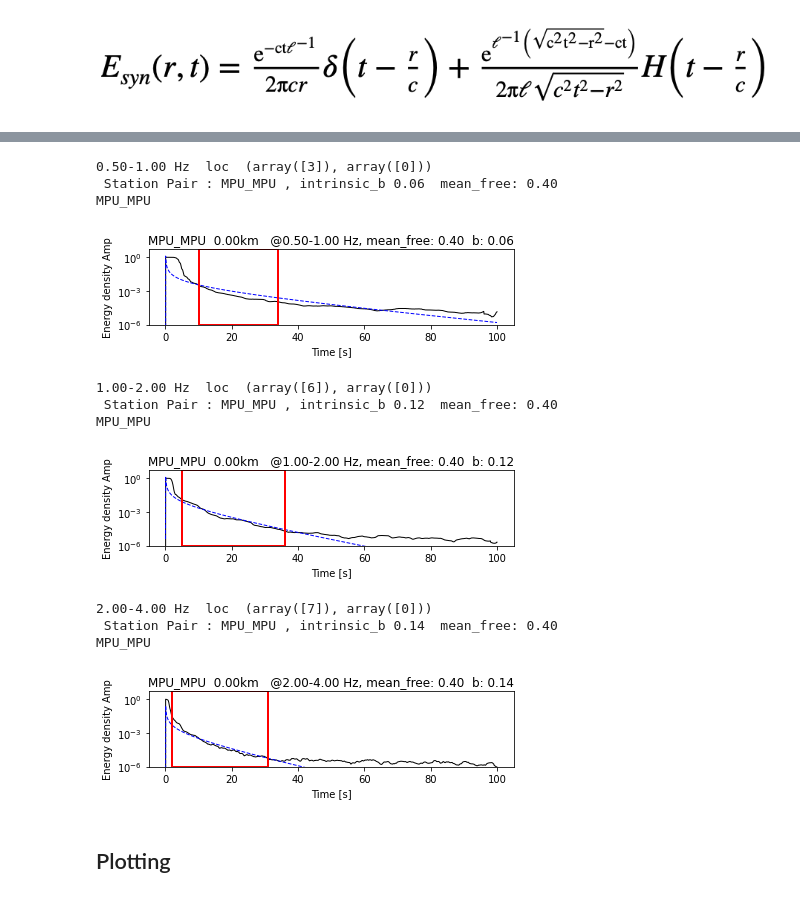
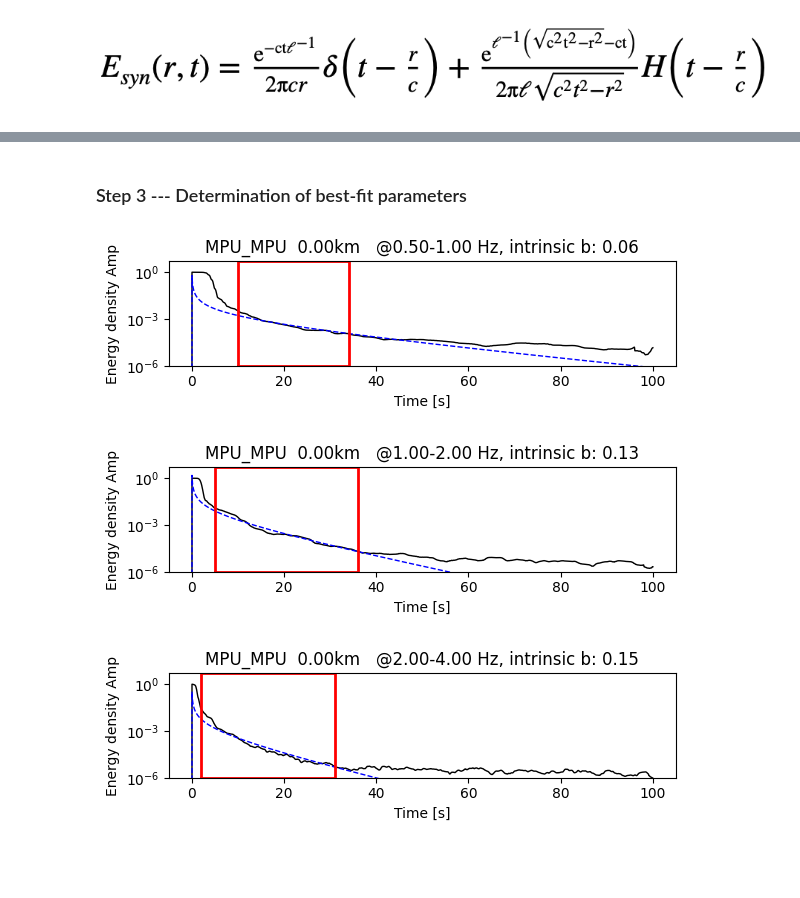
Before and after one commit to kuanfufeng/Noise_Correlation_Attenuation, a Jupyter notebook: Scattering_MFPandIntb_SingleStation.ipynb, the cells around one changed output, grey strips where cells are left out. Cells and saved outputs as stored; diff of their text form; code cells hidden in the pictures; blank space fills up the shorter version.

```diff
--- a/Scattering_MFPandIntb_SingleStation.ipynb
+++ b/Scattering_MFPandIntb_SingleStation.ipynb
@@ -444,11 +319,7 @@ def plot_fitting_curves(mean_free,intrinsic_b,tt,Eobs,Esyn,fname,dist,twin):
     plt.tight_layout()
     plt.show()
 # %%
-cvel=[2.6, 2.0, 1.8]                                     # phase velocity --> should be vary
-
-x=np.zeros(1)    # mean_free_path search array
-y=np.zeros(30)     # intrinsic_b search array
-
-Esyn_temp=np.ndarray((len(x),len(y),npts//2+1))
-Eobs_temp=np.ndarray((len(x),len(y),npts//2+1))
+cvel=[2.6, 2.0, 1.8]    # Rayleigh wave velocities over the freqency bands
+mfpx=np.zeros(1)        # mean_free_path search array
+intby=np.zeros(30)      # intrinsic_b search array
 # %%
@@ -526,78 +344,46 @@ for fb in range(nfreq):
     SSR[fb]=SSR_final
+# %% [markdown]
+### Step 3 --- Determination of best-fit parameters
 # %%
 def plot_fitting_result(mean_free,intrinsic_b,tt,Eobs,Esyn,fname,dist,twin,fmin,fmax):
     plt.figure(figsize=(6,2))
-    print(sta_pair)
     plt.yscale('log', base=10)
-    #plt.xlim(0,120)
-    #pymin=np.min(Eobs[:-2]/2)
+
     pymax=np.max(Eobs[:-2]*5)
     pymin=10**(-6)
     plt.ylim( pymin , pymax )
     plt.plot( tt, Eobs, "k-", linewidth=1)
     plt.plot( tt, Esyn, "b--", linewidth=1)
     plt.plot([twin[0],twin[0],twin[-1],twin[-1],twin[0]],[pymin, pymax,pymax,pymin,pymin],"r", linewidth=2)
-    #plt.plot([twin[-1],twin[-1]],[np.min(Eobs[nb][:-2]*2), np.max(Eobs[nb][:-2]/2)],"r", linewidth=1)
 
-    plt.title("%s  %.2fkm   @%4.2f-%4.2f Hz, mean_free: %.2f  b: %.2f"
-            % ( fname,dist,fmin,fmax,mean_free,intrinsic_b))
+    plt.title("%s  %.2fkm   @%4.2f-%4.2f Hz, intrinsic b: %.2f"
+            % ( fname,dist,fmin,fmax,intrinsic_b))
     plt.xlabel("Time [s]")
     plt.ylabel("Energy density Amp")
     plt.tight_layout()
     plt.show()
 # %%
-sta_pair=sfiles[0].split("H5/")[1].split(".h5")[0]
+# getting the optimal value from the SSR
 result_intb=np.ndarray((nfreq))
 result_mfp=np.ndarray((nfreq))
+
 Eobs=np.ndarray((nfreq,npts//2+1))
 Esyn=np.ndarray((nfreq,npts//2+1))
-temppp=np.ndarray((len(twindow)))
 aa=0
-r=0. #np.take(vdist[aa],0)+0.000001
+r=np.take(vdist[aa],0)+0.000001
 for fb in range(nfreq):
     fmin=freq[fb]
     fmax=freq[fb+1]
 
-    loc=np.where(SSR[fb].T == np.amin(SSR[fb].T))
-    locx=list(zip(loc[0], loc[1]))
-    print("%4.2f-%4.2f Hz " % (fmin,fmax),"loc ",loc)
-    ymin=y[loc[0]]
-    xmin=x[loc[1]]
-    print(" Station Pair :",sta_pair ,", intrinsic_b %.2f " % ymin,"mean_free: %.2f " % xmin)
-    result_intb[fb]=np.take(ymin,0)
-    result_mfp[fb]=np.take(xmin,0)
-    for twn in range(npts//2+1):
-        tm=dt*twn
-        s0=c**2 * tm**2 -r**2
-        if s0 <= 0:
-            continue
-        Eobs[fb][twn]=fmsv_mean[aa][fb+1][twn]
-        tmp=ESYN_RadiaTrans(result_mfp[fb], tm ,r, c)
-        Esyn[fb][twn]= tmp * math.exp(-1 * result_intb[fb] * tm )
+    # parameters for getting optimal value from the sum of squared residuals (SSR) between Eobs and Esyn
+    para={ 'fb':fb, 'fmin':fmin, 'fmax':fmax, 'vdist':vdist, 'npts':npts, 'dt':dt, 'cvel':c, 'filenum':aa, \
+        'mfp':mfpx, 'intb':intby,'twin':twinbe, 'fmsv':fmsv_mean, 'SSR':SSR , 'sta':sta_pair}
+    # call function get_optimal
+    result_intb[fb], result_mfp[fb], Eobs[fb], Esyn[fb] = get_optimal(fnum,para)
 
-    for tsn in range(len(twindow)):
-        tsb=int(twindow[tsn]//dt)
-        temppp[tsn]=0.
-        temppp[tsn]=(math.log10(Eobs[fb][tsb]) - math.log10(Esyn[fb][tsb]))
-
-        #print("tsn",tsn,tsb,tse,"Eobs %.2f" % Eobs_temp[nfree][nb][tsn],"Esyn %.2e" % Esyn_temp[nfree][nb][tsn],
-        #    "SSR_temp %.2f" % SSR_temppp[nfree][nb][tsn],"crap",crap,res_max)
-    crap=np.mean(temppp)
-    Esyn[fb]*=(10**crap)
     plot_fitting_result(result_mfp[fb],result_intb[fb],fmsv_mean[aa][0][:],
                         Eobs[fb],Esyn[fb],sta_pair,vdist[aa],twinbe[aa][fb],fmin,fmax)
 # %% [output]
-0.50-1.00 Hz  loc  (array([3]), array([0]))
- Station Pair : MPU_MPU , intrinsic_b 0.06  mean_free: 0.40
-MPU_MPU
-[figure, old version]
+[figure, new version]
-1.00-2.00 Hz  loc  (array([6]), array([0]))
- Station Pair : MPU_MPU , intrinsic_b 0.12  mean_free: 0.40
-MPU_MPU
-[figure, old version]
+[figure, new version]
-2.00-4.00 Hz  loc  (array([7]), array([0]))
- Station Pair : MPU_MPU , intrinsic_b 0.14  mean_free: 0.40
-MPU_MPU
-[figure, old version]
+[figure, new version]
-# %% [markdown]
-## Plotting
```
Also changed, not shown: parts of 29 cells of this notebook, 2 other files.
